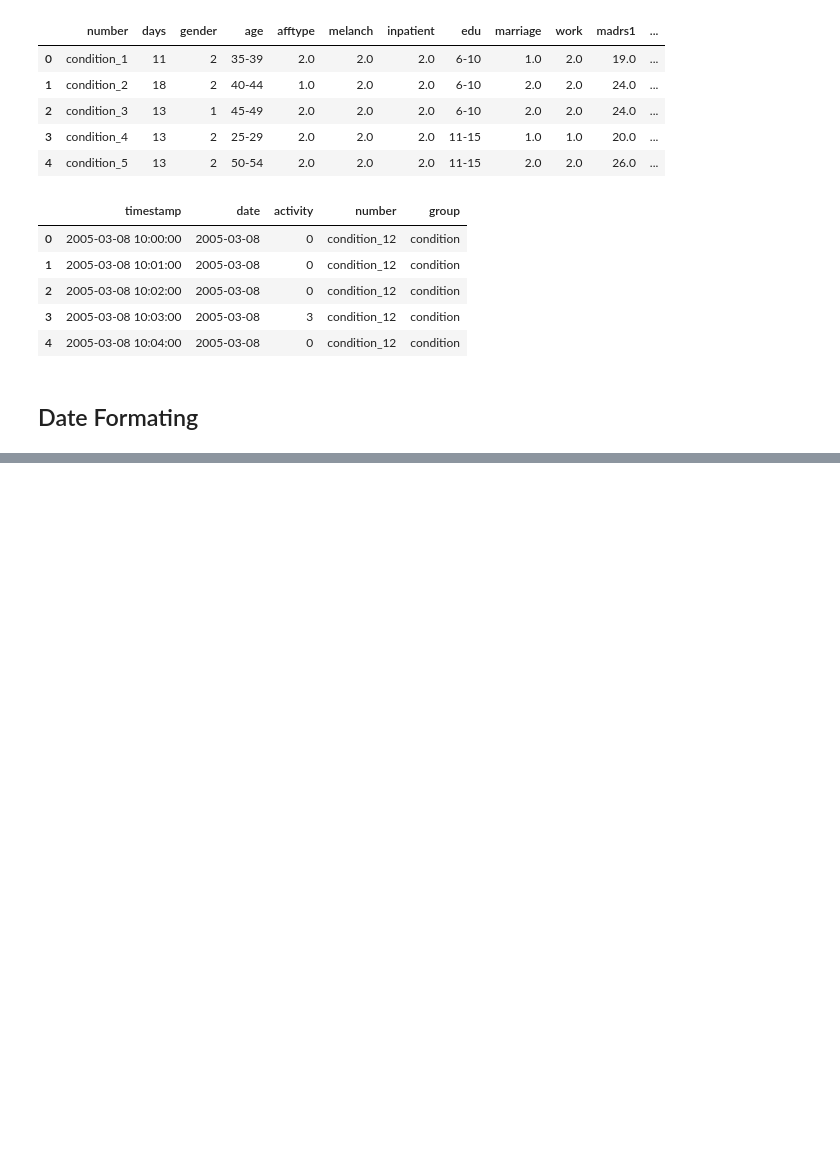
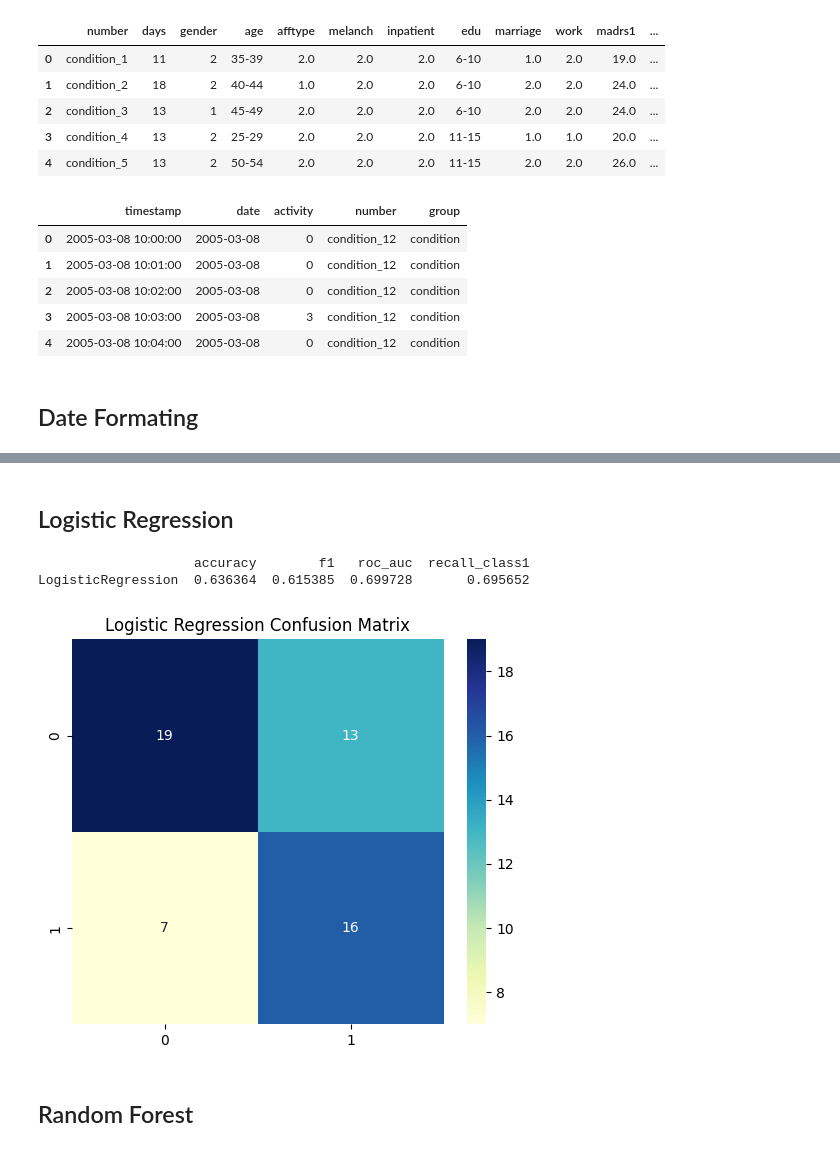
Before and after one commit to Razany98/Depresjon-Classification-Model, a Jupyter notebook: Depresjon_Classification_Model.ipynb, the cells around one changed output, grey strips where cells are left out. Drawn from its saved outputs; the diff is of its cells as text; code cells hidden in the pictures; blank space fills up the shorter version.

```diff
--- a/Depresjon_Classification_Model.ipynb
+++ b/Depresjon_Classification_Model.ipynb
@@ -146,0 +141,59 @@ merged = cleaned.merge(scores, on="number", how="left")
+# %% [markdown]
+## Logistic Regression
+# %%
+from sklearn.linear_model import LogisticRegression
+from sklearn.metrics import f1_score, roc_auc_score, recall_score
+from sklearn.model_selection import LeaveOneGroupOut
+from sklearn.preprocessing import StandardScaler
+from sklearn.pipeline import Pipeline
+
+feat_cols = ["mean_act", "std_act", "zero_ratio", "cv_act", "morning_act", "night_act", "day_inactivity"]
+X = labeled[feat_cols].fillna(0).values
+y = labeled['label'].values
+groups = labeled['number'].values
+logo = LeaveOneGroupOut()
+
+models = {
+    "LogisticRegression": Pipeline([
+        ('scaler', StandardScaler()),
+        ('logreg', LogisticRegression(
+            class_weight='balanced',
+            C=0.1,
+            random_state=42,
+            max_iter=1000
+        ))
+    ])
+}
+
+results = {}
+for name, model_pipeline in models.items():
+    all_preds, all_probs, all_true = [], [], []
+
+    for train_idx, test_idx in logo.split(X, y, groups):
+        model_pipeline.fit(X[train_idx], y[train_idx])
+        all_preds.extend(model_pipeline.predict(X[test_idx]))
+        all_probs.extend(model_pipeline.predict_proba(X[test_idx])[:, 1])
+        all_true.extend(y[test_idx])
+
+    results[name] = {
+        'accuracy': accuracy_score(all_true, all_preds),
+        'f1': f1_score(all_true, all_preds),
+        'roc_auc': roc_auc_score(all_true, all_probs),
+        'recall_class1': recall_score(all_true, all_preds)
+    }
+
+# Display result
+results_df = pd.DataFrame(results).T.sort_values('f1', ascending=False)
+print(results_df)
+# %% [output]
+                    accuracy        f1   roc_auc  recall_class1
+LogisticRegression  0.636364  0.615385  0.699728       0.695652
+# %%
+plt.figure(figsize=(6, 5))
+sns.heatmap(confusion_matrix(all_true, all_preds), annot=True, fmt='d', cmap='YlGnBu')
+plt.title('Logistic Regression Confusion Matrix')
+plt.show()
+# %% [output]
+[figure, added]
+# %% [markdown]
+## Random Forest
```
Also changed, not shown: parts of 18 cells of this notebook.
